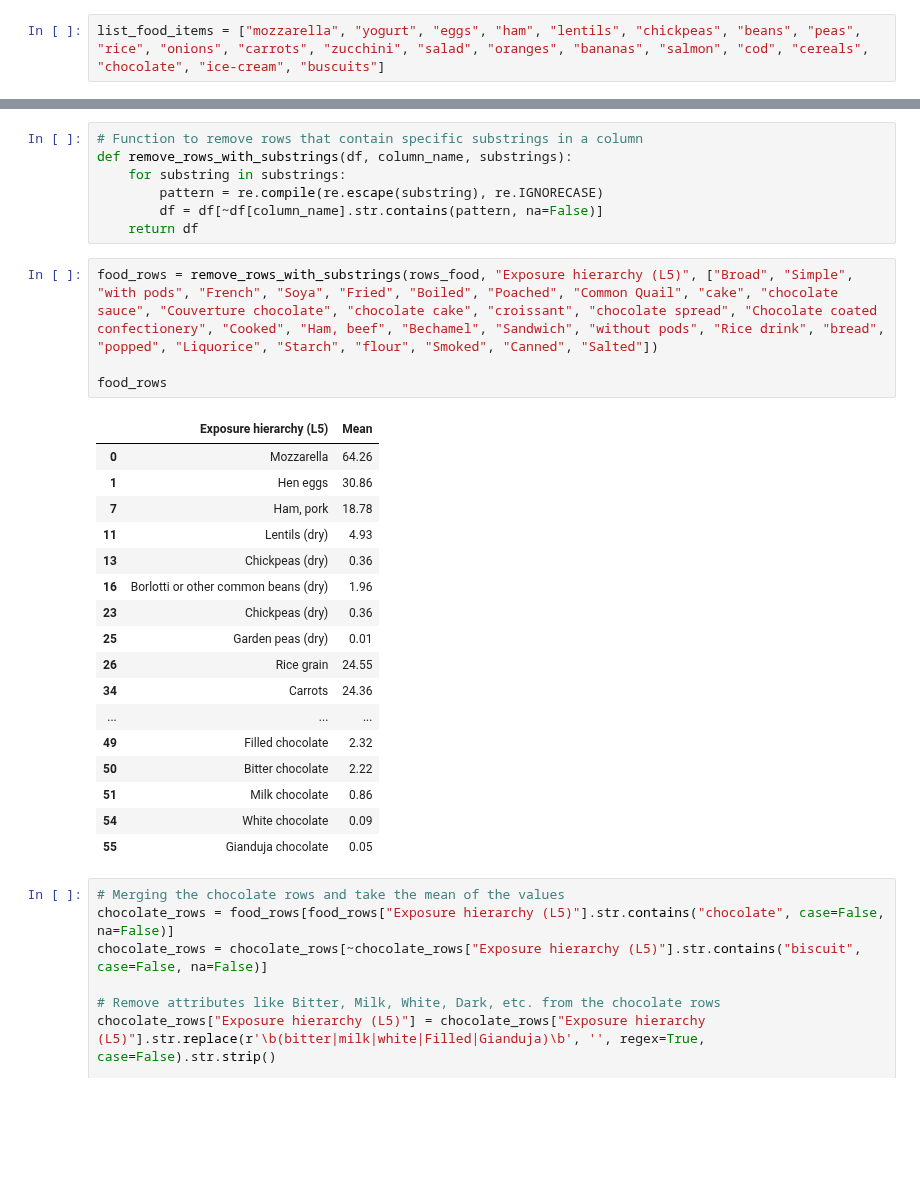
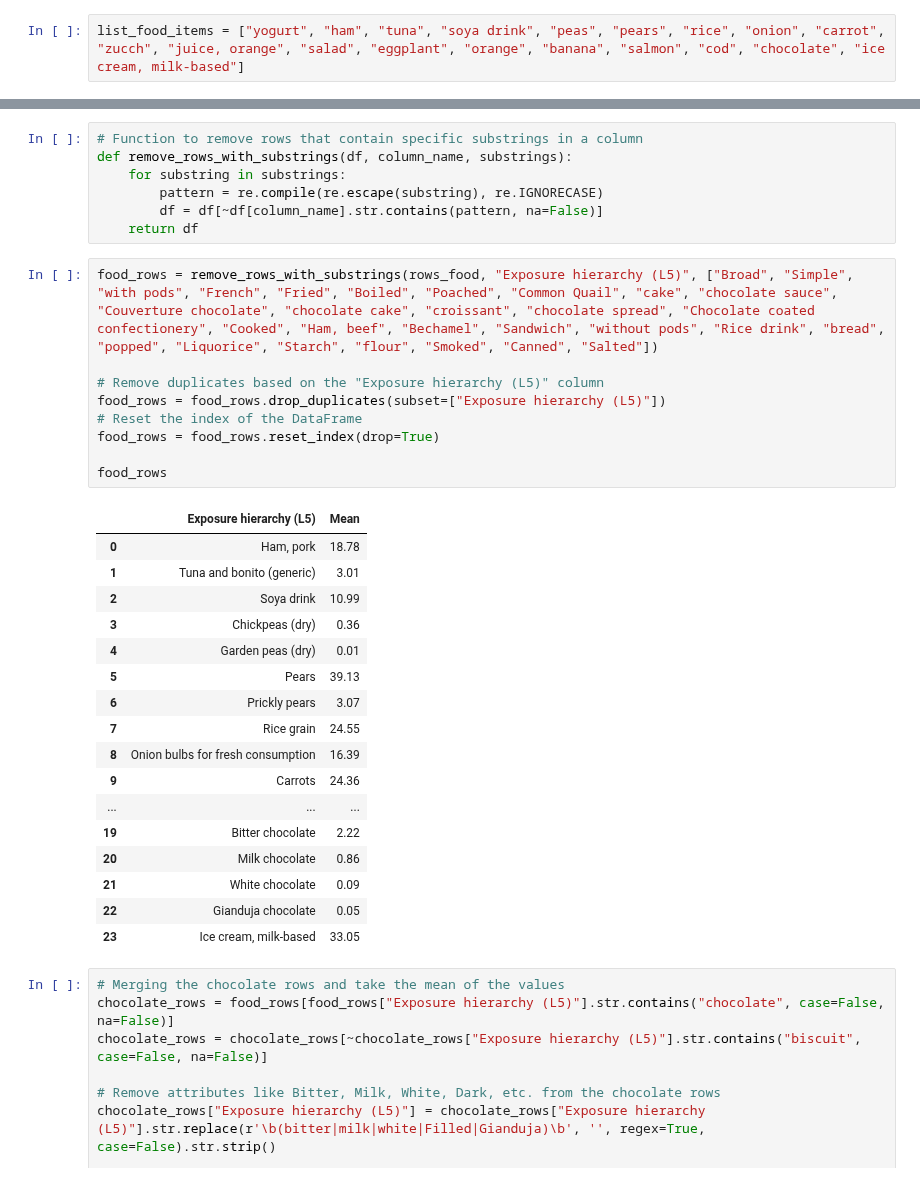
Before and after one commit to TCoaM/TrueCostOfAMeal, a Jupyter notebook: simo_data_integration_other_solution.ipynb, the cells around one changed output, grey strips where cells are left out. Saved outputs shown, nothing was run; the diff lists cells and outputs as text; blank space fills up the shorter version.

```diff
--- a/simo_data_integration_other_solution.ipynb
+++ b/simo_data_integration_other_solution.ipynb
@@ -1053,7 +1055,7 @@ def select_rows_by_food_items(df, food_items):
         selected_rows.append(matching_rows)
     return pd.concat(selected_rows, ignore_index=True)
 # %%
-list_food_items = ["mozzarella", "yogurt", "eggs", "ham", "lentils", "chickpeas", "beans", "peas", "rice", "onions", "carrots", "zucchini", "salad", "oranges", "bananas", "salmon", "cod", "cereals", "chocolate", "ice-cream", "buscuits"]
+list_food_items = ["yogurt", "ham", "tuna", "soya drink", "peas", "pears", "rice", "onion", "carrot", "zucch", "juice, orange", "salad", "eggplant", "orange", "banana", "salmon", "cod", "chocolate", "ice cream, milk-based"]
 # %%
 rows_food = select_rows_by_food_items(food_consumption, list_food_items)
 
@@ -1084,27 +1070,32 @@ def remove_rows_with_substrings(df, column_name, substrings):
         df = df[~df[column_name].str.contains(pattern, na=False)]
     return df
 # %%
-food_rows = remove_rows_with_substrings(rows_food, "Exposure hierarchy (L5)", ["Broad", "Simple", "with pods", "French", "Soya", "Fried", "Boiled", "Poached", "Common Quail", "cake", "chocolate sauce", "Couverture chocolate", "chocolate cake", "croissant", "chocolate spread", "Chocolate coated confectionery", "Cooked", "Ham, beef", "Bechamel", "Sandwich", "without pods", "Rice drink", "bread", "popped", "Liquorice", "Starch", "flour", "Smoked", "Canned", "Salted"])
+food_rows = remove_rows_with_substrings(rows_food, "Exposure hierarchy (L5)", ["Broad", "Simple", "with pods", "French", "Fried", "Boiled", "Poached", "Common Quail", "cake", "chocolate sauce", "Couverture chocolate", "chocolate cake", "croissant", "chocolate spread", "Chocolate coated confectionery", "Cooked", "Ham, beef", "Bechamel", "Sandwich", "without pods", "Rice drink", "bread", "popped", "Liquorice", "Starch", "flour", "Smoked", "Canned", "Salted"])
+
+# Remove duplicates based on the "Exposure hierarchy (L5)" column
+food_rows = food_rows.drop_duplicates(subset=["Exposure hierarchy (L5)"])
+# Reset the index of the DataFrame
+food_rows = food_rows.reset_index(drop=True)
 
 food_rows
 # %% [output]
 |  | Exposure hierarchy (L5) | Mean |
-| 0 | Mozzarella | 64.26 |
-| 1 | Hen eggs | 30.86 |
-| 7 | Ham, pork | 18.78 |
-| 11 | Lentils (dry) | 4.93 |
-| 13 | Chickpeas (dry) | 0.36 |
-| 16 | Borlotti or other common beans (dry) | 1.96 |
-| 23 | Chickpeas (dry) | 0.36 |
-| 25 | Garden peas (dry) | 0.01 |
-| 26 | Rice grain | 24.55 |
-| 34 | Carrots | 24.36 |
+| 0 | Ham, pork | 18.78 |
+| 1 | Tuna and bonito (generic) | 3.01 |
+| 2 | Soya drink | 10.99 |
+| 3 | Chickpeas (dry) | 0.36 |
+| 4 | Garden peas (dry) | 0.01 |
+| 5 | Pears | 39.13 |
+| 6 | Prickly pears | 3.07 |
+| 7 | Rice grain | 24.55 |
+| 8 | Onion bulbs for fresh consumption | 16.39 |
+| 9 | Carrots | 24.36 |
 | ... | ... | ... |
-| 49 | Filled chocolate | 2.32 |
-| 50 | Bitter chocolate | 2.22 |
-| 51 | Milk chocolate | 0.86 |
-| 54 | White chocolate | 0.09 |
-| 55 | Gianduja chocolate | 0.05 |
+| 19 | Bitter chocolate | 2.22 |
+| 20 | Milk chocolate | 0.86 |
+| 21 | White chocolate | 0.09 |
+| 22 | Gianduja chocolate | 0.05 |
+| 23 | Ice cream, milk-based | 33.05 |
 # %%
 # Merging the chocolate rows and take the mean of the values
 chocolate_rows = food_rows[food_rows["Exposure hierarchy (L5)"].str.contains("chocolate", case=False, na=False)]
```
Also changed, not shown: parts of 27 cells of this notebook, 2 other files.
